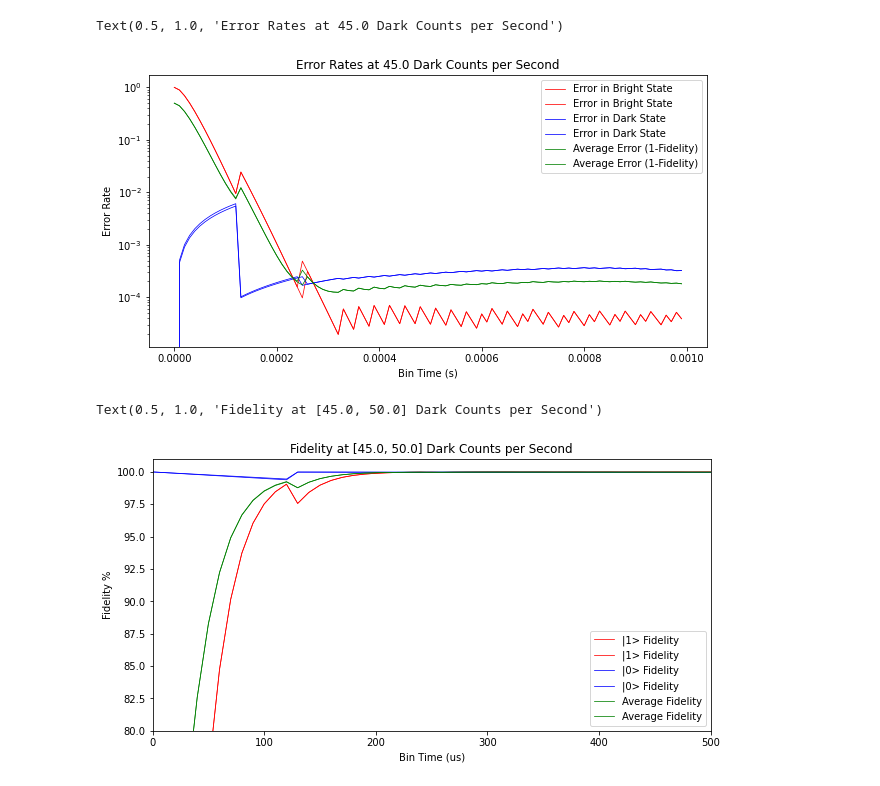
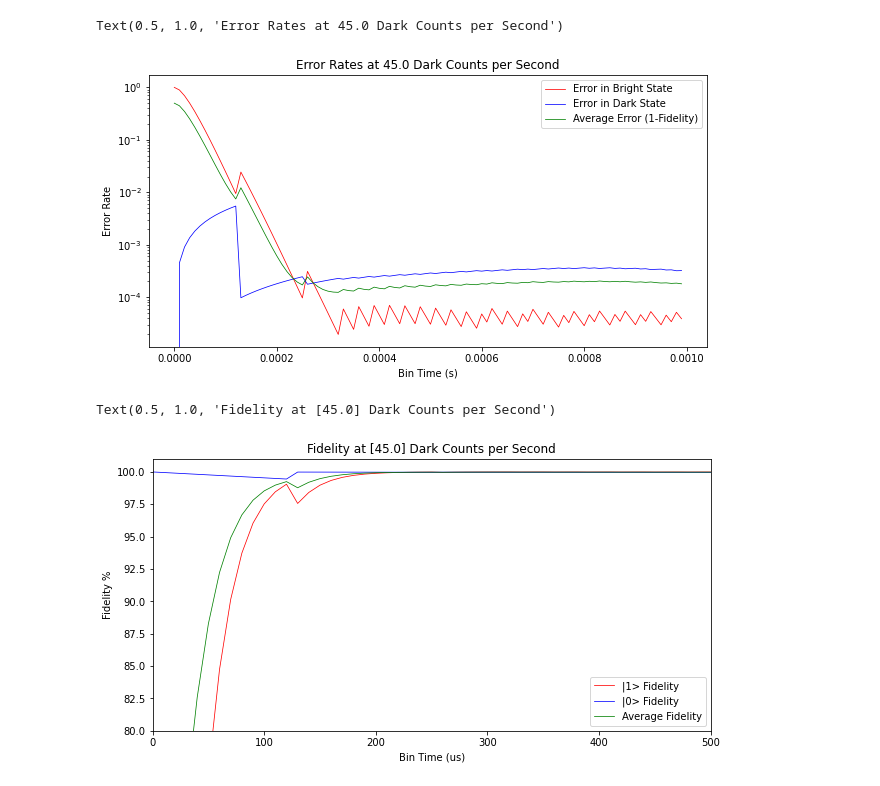
Before and after one commit to seangarn32/Trapped-Ion-Error-Model, a Jupyter notebook: SQR Error Model/DarkCountErrorModel.ipynb, the cells around one changed output. Saved outputs shown, nothing was run; the diff lists cells and outputs as text; code cells hidden in the pictures.

```diff
--- a/SQR Error Model/DarkCountErrorModel.ipynb
+++ b/SQR Error Model/DarkCountErrorModel.ipynb
@@ -62,7 +62,7 @@ tStep = .00001 #time granularity in s (affects curve accuracy)
 #Real Variables
 tau = 1.167 #tau = bright state decay time in s (for Ca40 ions)
 Rb = 55800 #Bright state fluoresence rate in s^-1
-DarkCounts = [.00025*180000,.00025*200000] #Detector Dark Counts
+DarkCounts = [.00025*180000] #Detector Dark Counts
 
 #DarkCounts  = np.arange(start=0,stop=5001,step=500)
 # %%
@@ -128,23 +128,23 @@ plt.yscale('log')
 plt.title("Error Rates at " + str(DarkCounts[0]) + " Dark Counts per Second")
 # %% [output]
 Text(0.5, 1.0, 'Error Rates at 45.0 Dark Counts per Second')
-[figure, old version]
+[figure, new version]
 # %%
 #Plotting the fidelity as a function of dark rate
 fig = plt.figure(figsize=(10, 5))
 ax1 = fig.add_subplot(1, 1, 1)
 for Y in BrightEArrays:
     ax1.plot(BT*1000000, 100*(1-np.array(Y)), lw=0.75, c="r", label = "|1> Fidelity" )
 for Y in DarkEArrays:
     ax1.plot(BT*1000000, 100*(1-np.array(Y)), lw=0.75, c="b", label = "|0> Fidelity")
 for Y in AvgEArrays:
     ax1.plot(BT*1000000, 100*(1-np.array(Y)), lw=0.75, c="g", label = "Average Fidelity")
 ax1.set_ylabel("Fidelity %")
 ax1.set_xlabel("Bin Time (us)")
 ax1.set_xlim(0,500)
 ax1.set_ylim(80,101)
 ax1.legend()
-plt.title("Fidelity at " + str(DarkCounts) + " Dark Counts per Second")+
+plt.title("Fidelity at " + str(DarkCounts) + " Dark Counts per Second")
 # %% [output]
-Text(0.5, 1.0, 'Fidelity at [45.0, 50.0] Dark Counts per Second')
+Text(0.5, 1.0, 'Fidelity at [45.0] Dark Counts per Second')
-[figure, old version]
+[figure, new version]
```
